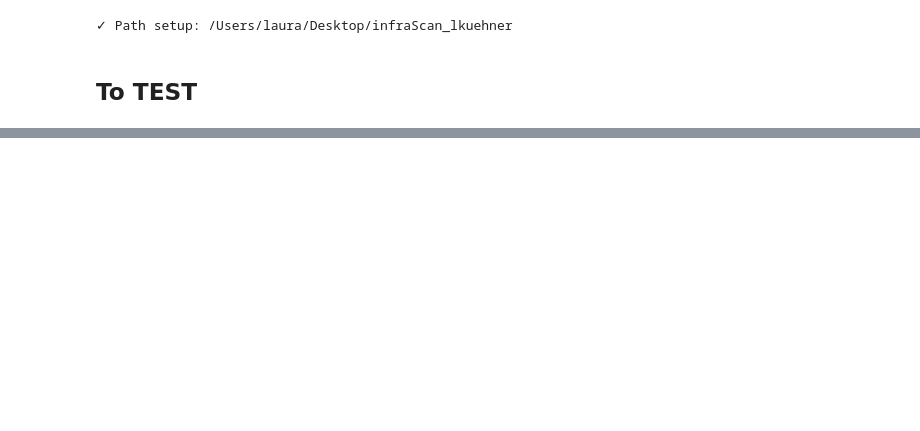
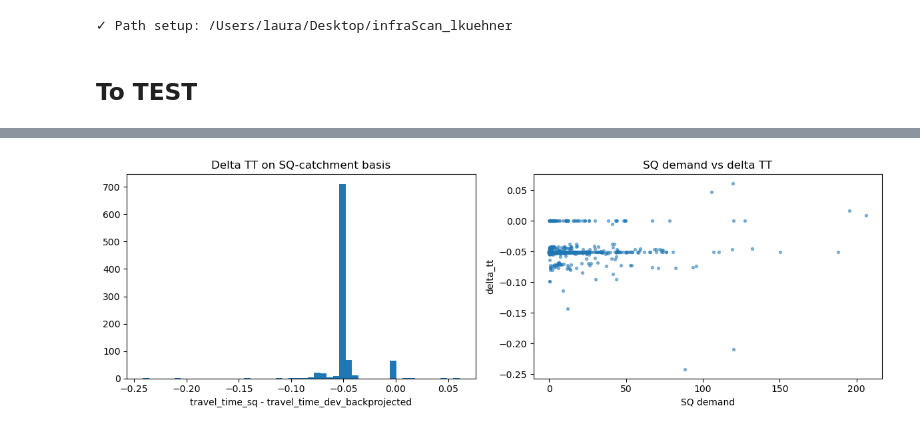
Before and after one commit to lkuehner/infraScan, a Jupyter notebook: infraScanIntegrated/0_test.ipynb, the cells around one changed output, grey strips where cells are left out. Saved outputs shown, nothing was run; the diff lists cells and outputs as text; code cells hidden in the pictures; blank space fills up the shorter version.

```diff
--- a/infraScanIntegrated/0_test.ipynb
+++ b/infraScanIntegrated/0_test.ipynb
@@ -702,0 +602,96 @@ overlap sample with string True logic: [0, 1, 2, 3, 4, 5, 6, 7, 8, 9, 10, 23, 24
+# %%
+from pathlib import Path
+import numpy as np
+import pandas as pd
+import rasterio
+import matplotlib.pyplot as plt
+
+BASE = Path('/Volumes/WD_Windows/MSc_Thesis/data/infraScanRoad')
+OD = BASE / 'traffic_flow' / 'od'
+
+DEV_ID = 2
+SCENARIO = 'medium'  # low | medium | high
+
+statusquo_raster = BASE / 'Network' / 'travel_time' / 'source_id_raster.tif'
+development_raster = BASE / 'Network' / 'travel_time' / 'developments' / f'dev{DEV_ID}_source_id_raster.tif'
+
+sq_tt = pd.read_csv(OD / 'status_quo_od_tt.csv')
+dev_tt = pd.read_csv(OD / 'developments_od_tt.csv')
+
+sq_tt = sq_tt[sq_tt['scenario'] == SCENARIO].copy()
+dev_tt = dev_tt[(dev_tt['development'] == DEV_ID) & (dev_tt['scenario'] == SCENARIO)].copy()
+
+with rasterio.open(statusquo_raster) as src:
+    sq_ids = src.read(1)
+
+with rasterio.open(development_raster) as src:
+    dev_ids = src.read(1)
+
+valid = (sq_ids > 0) & (dev_ids > 0)
+mapping = pd.DataFrame({
+    'sq': sq_ids[valid].astype(int),
+    'dev': dev_ids[valid].astype(int),
+})
+mapping['cell_weight'] = 1.0
+
+# Approximate dev->status-quo backprojection via raster overlap shares.
+# If one dev catchment overlaps several SQ catchments, its TT is distributed
+# proportionally by overlap share. This is intentionally a smoothed check.
+shares = mapping.groupby(['dev', 'sq'], as_index=False)['cell_weight'].sum()
+shares['share_dev_to_sq'] = shares['cell_weight'] / shares.groupby('dev')['cell_weight'].transform('sum')
+
+origin_map = shares.rename(columns={'dev': 'origin_dev', 'sq': 'origin_sq', 'share_dev_to_sq': 'origin_share'})[['origin_dev', 'origin_sq', 'origin_share']]
+dest_map = shares.rename(columns={'dev': 'destination_dev', 'sq': 'destination_sq', 'share_dev_to_sq': 'destination_share'})[['destination_dev', 'destination_sq', 'destination_share']]
+
+dev_back = dev_tt.merge(origin_map, left_on='origin', right_on='origin_dev', how='left')
+dev_back = dev_back.merge(dest_map, left_on='destination', right_on='destination_dev', how='left')
+dev_back['pair_share'] = dev_back['origin_share'] * dev_back['destination_share']
+dev_back['allocated_demand'] = dev_back['demand'] * dev_back['pair_share']
+dev_back['allocated_weighted_tt'] = dev_back['allocated_demand'] * dev_back['travel_time']
+
+dev_on_sq = (
+    dev_back.groupby(['origin_sq', 'destination_sq'], as_index=False)
+    .agg(
+        allocated_demand=('allocated_demand', 'sum'),
+        allocated_weighted_tt=('allocated_weighted_tt', 'sum'),
+    )
+)
+dev_on_sq = dev_on_sq[dev_on_sq['allocated_demand'] > 0].copy()
+dev_on_sq['travel_time_dev_backprojected'] = dev_on_sq['allocated_weighted_tt'] / dev_on_sq['allocated_demand']
+
+sq_cmp = sq_tt.rename(columns={'origin': 'origin_sq', 'destination': 'destination_sq', 'demand': 'demand_sq', 'travel_time': 'travel_time_sq'})[['origin_sq', 'destination_sq', 'demand_sq', 'travel_time_sq']]
+
+compare = sq_cmp.merge(dev_on_sq, on=['origin_sq', 'destination_sq'], how='inner')
+compare['delta_tt'] = compare['travel_time_sq'] - compare['travel_time_dev_backprojected']
+compare['weighted_delta_sq_demand'] = compare['demand_sq'] * compare['delta_tt']
+
+summary = pd.DataFrame([{
+    'scenario': SCENARIO,
+    'sq_total_weighted_tt': float((compare['demand_sq'] * compare['travel_time_sq']).sum()),
+    'dev_backprojected_total_weighted_tt': float((compare['demand_sq'] * compare['travel_time_dev_backprojected']).sum()),
+    'tt_savings_backprojected': float(compare['weighted_delta_sq_demand'].sum()),
+    'matched_sq_pairs': int(len(compare)),
+}])
+
+print('Approximate backprojection of dev TT onto SQ catchments for dev', DEV_ID)
+display(summary)
+
+print('\nTop positive weighted improvements on SQ catchment basis')
+display(compare.sort_values('weighted_delta_sq_demand', ascending=False).head(20))
+
+print('\nTop negative weighted improvements on SQ catchment basis')
+display(compare.sort_values('weighted_delta_sq_demand', ascending=True).head(20))
+
+fig, axes = plt.subplots(1, 2, figsize=(12, 4))
+axes[0].hist(compare['delta_tt'].dropna(), bins=50)
+axes[0].set_title('Delta TT on SQ-catchment basis')
+axes[0].set_xlabel('travel_time_sq - travel_time_dev_backprojected')
+
+axes[1].scatter(compare['demand_sq'], compare['delta_tt'], s=8, alpha=0.5)
+axes[1].set_title('SQ demand vs delta TT')
+axes[1].set_xlabel('SQ demand')
+axes[1].set_ylabel('delta_tt')
+
+plt.tight_layout()
+plt.show()
+# %% [output]
@@ -702,0 +737 @@ overlap sample with string True logic: [0, 1, 2, 3, 4, 5, 6, 7, 8, 9, 10, 23, 24
+[figure, added]
```
Also changed, not shown: parts of 17 cells of this notebook, 6 other files.
